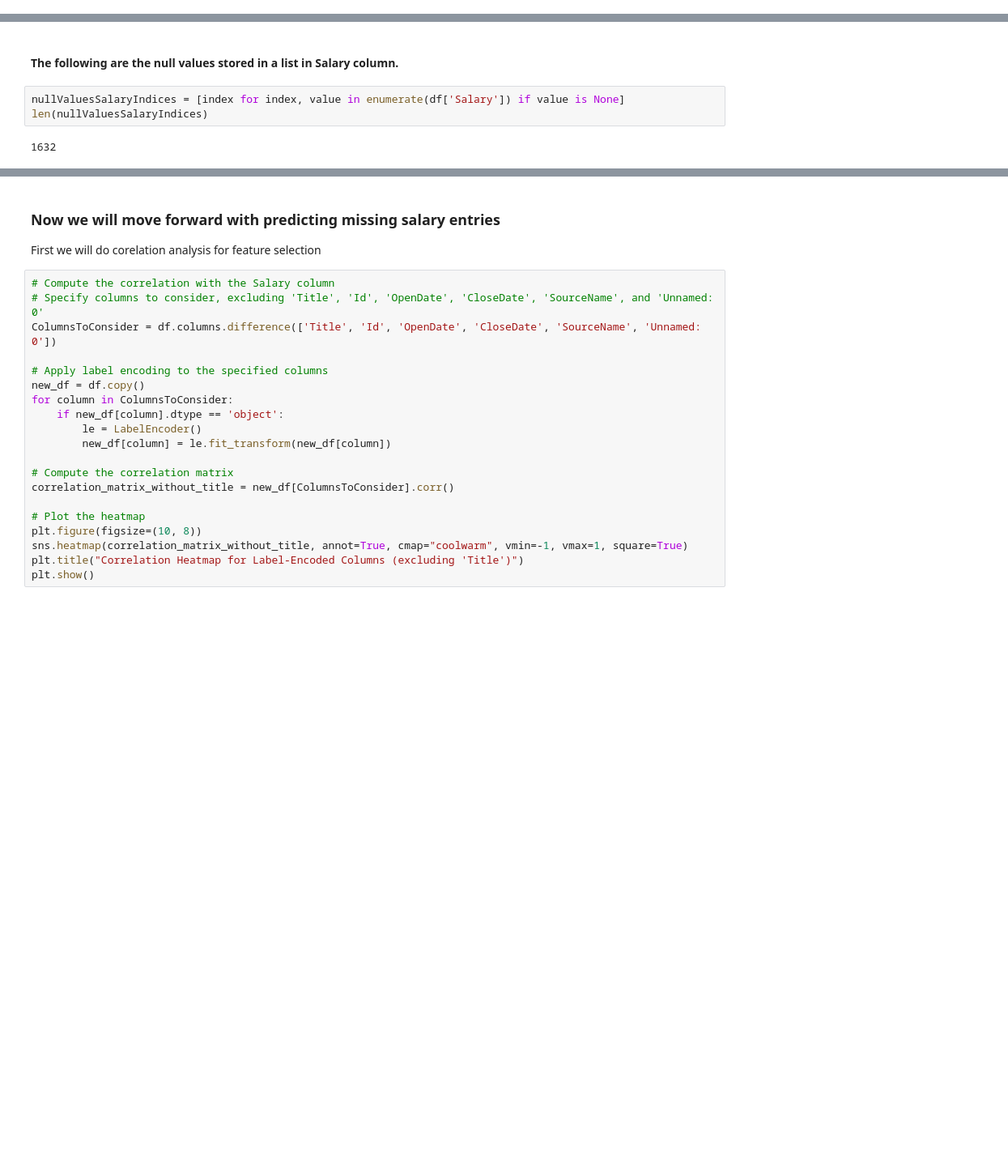
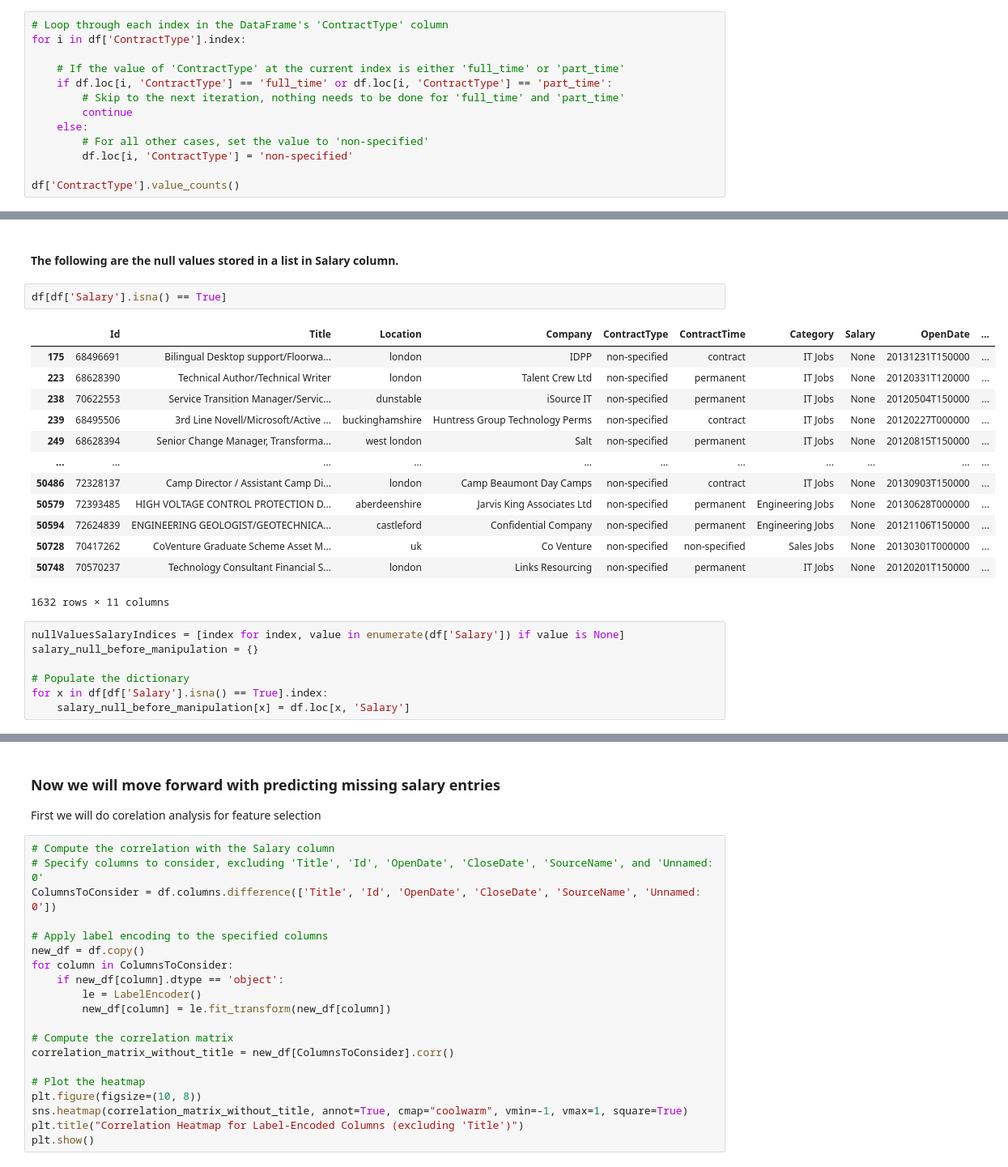
Before and after one commit to ayushpatel2002/Data-cleansing-and-modelling, a Jupyter notebook: s3891013_task1_2.ipynb, the cells around one changed output, grey strips where cells are left out. Shown: that part at 81% size. Saved outputs shown, nothing was run; the diff lists cells and outputs as text; blank space fills up the shorter version.

```diff
--- a/s3891013_task1_2.ipynb
+++ b/s3891013_task1_2.ipynb
@@ -373,0 +521,13 @@ Name: count, dtype: int64
+# %%
+# Loop through each index in the DataFrame's 'ContractType' column
+for i in df['ContractType'].index:
+
+    # If the value of 'ContractType' at the current index is either 'full_time' or 'part_time'
+    if df.loc[i, 'ContractType'] == 'full_time' or df.loc[i, 'ContractType'] == 'part_time':
+        # Skip to the next iteration, nothing needs to be done for 'full_time' and 'part_time'
+        continue
+    else:
+        # For all other cases, set the value to 'non-specified'
+        df.loc[i, 'ContractType'] = 'non-specified'
+
+df['ContractType'].value_counts()
@@ -491,7 +757,25 @@ len(outOfFormatIndicesSalary)
 # %% [markdown]
 <h4>The following are the null values stored in a list in Salary column. </h4>
+# %%
+df[df['Salary'].isna() == True]
+# %% [output]
+|  | Id | Title | Location | Company | ContractType | ContractTime | Category | Salary | OpenDate | ... |
+| 175 | 68496691 | Bilingual Desktop support/Floorwa... | london | IDPP | non-specified | contract | IT Jobs | None | 20131231T150000 | ... |
+| 223 | 68628390 | Technical Author/Technical Writer | london | Talent Crew Ltd | non-specified | permanent | IT Jobs | None | 20120331T120000 | ... |
+| 238 | 70622553 | Service Transition Manager/Servic... | dunstable | iSource IT | non-specified | permanent | IT Jobs | None | 20120504T150000 | ... |
+| 239 | 68495506 | 3rd Line Novell/Microsoft/Active ... | buckinghamshire | Huntress Group Technology Perms | non-specified | contract | IT Jobs | None | 20120227T000000 | ... |
+| 249 | 68628394 | Senior Change Manager, Transforma... | west london | Salt | non-specified | permanent | IT Jobs | None | 20120815T150000 | ... |
+| ... | ... | ... | ... | ... | ... | ... | ... | ... | ... | ... |
+| 50486 | 72328137 | Camp Director / Assistant Camp Di... | london | Camp Beaumont Day Camps | non-specified | contract | IT Jobs | None | 20130903T150000 | ... |
+| 50579 | 72393485 | HIGH VOLTAGE CONTROL PROTECTION D... | aberdeenshire | Jarvis King Associates Ltd | non-specified | permanent | Engineering Jobs | None | 20130628T000000 | ... |
+| 50594 | 72624839 | ENGINEERING GEOLOGIST/GEOTECHNICA... | castleford | Confidential Company | non-specified | permanent | Engineering Jobs | None | 20121106T150000 | ... |
+| 50728 | 70417262 | CoVenture Graduate Scheme Asset M... | uk | Co Venture | non-specified | non-specified | Sales Jobs | None | 20130301T000000 | ... |
+| 50748 | 70570237 | Technology Consultant Financial S... | london | Links Resourcing | non-specified | permanent | IT Jobs | None | 20120201T150000 | ... |
+1632 rows × 11 columns
 # %%
 nullValuesSalaryIndices = [index for index, value in enumerate(df['Salary']) if value is None]
-len(nullValuesSalaryIndices)
+salary_null_before_manipulation = {}
+
+# Populate the dictionary
+for x in df[df['Salary'].isna() == True].index:
+    salary_null_before_manipulation[x] = df.loc[x, 'Salary']
-# %% [output]
-1632
```
Also changed, not shown: parts of 75 cells of this notebook, 2 other files.
